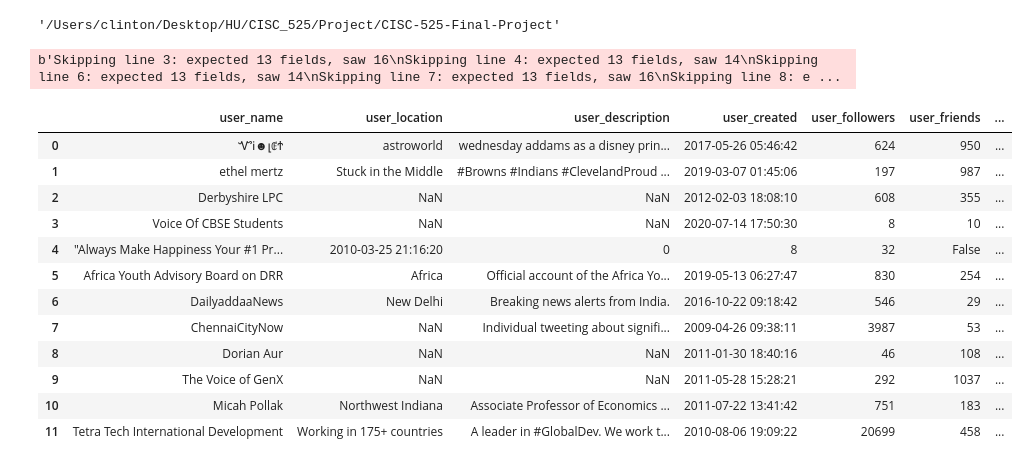
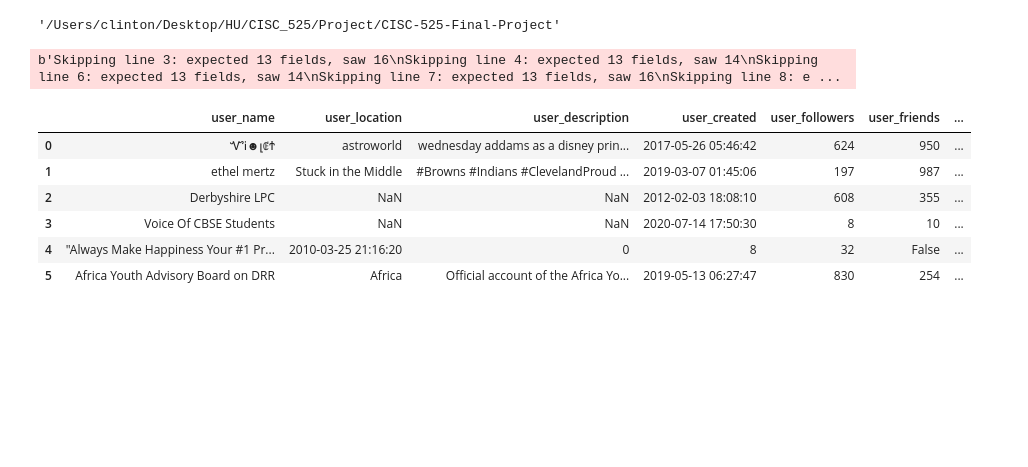
Before and after one commit to arnobchanda/CISC-525-Final-Project, a Jupyter notebook: sentiment-analysis_M2.ipynb, the cells around one changed output. Drawn from its saved outputs; the diff is of its cells as text; code cells hidden in the pictures; blank space fills up the shorter version.

```diff
--- a/sentiment-analysis_M2.ipynb
+++ b/sentiment-analysis_M2.ipynb
@@ -33,32 +33,26 @@ csv_files = glob.glob(os.path.join(path, "*.csv"))
 # %%
 # defining an empty list to store
 # content
 data_frame = pd.DataFrame()
 content = []
 
 # checking all the csv files in the
 # specified path
 for filename in csv_files:
 
     # reading content of csv file
     # content.append(filename)
     df = pd.read_csv(filename,error_bad_lines=False,quoting=csv.QUOTE_NONE)
     content.append(df)
 # converting content to data frame
 data_frame = pd.concat(content)
-data_frame.head(12)
+data_frame.head(6)
 # %% [output]
 b'Skipping line 3: expected 13 fields, saw 16\nSkipping line 4: expected 13 fields, saw 14\nSkipping line 6: expected 13 fields, saw 14\nSkipping line 7: expected 13 fields, saw 16\nSkipping line 8: e ...
 |  | user_name | user_location | user_description | user_created | user_followers | user_friends | ... |
 | 0 | ᏉᎥ☻լꂅϮ | astroworld | wednesday addams as a disney prin... | 2017-05-26 05:46:42 | 624 | 950 | ... |
 | 1 | ethel mertz | Stuck in the Middle | #Browns #Indians #ClevelandProud ... | 2019-03-07 01:45:06 | 197 | 987 | ... |
 | 2 | Derbyshire LPC | NaN | NaN | 2012-02-03 18:08:10 | 608 | 355 | ... |
 | 3 | Voice Of CBSE Students | NaN | NaN | 2020-07-14 17:50:30 | 8 | 10 | ... |
 | 4 | "Always Make Happiness Your #1 Pr... | 2010-03-25 21:16:20 | 0 | 8 | 32 | False | ... |
 | 5 | Africa Youth Advisory Board on DRR | Africa | Official account of the Africa Yo... | 2019-05-13 06:27:47 | 830 | 254 | ... |
-| 6 | DailyaddaaNews | New Delhi | Breaking news alerts from India. | 2016-10-22 09:18:42 | 546 | 29 | ... |
-| 7 | ChennaiCityNow | NaN | Individual tweeting about signifi... | 2009-04-26 09:38:11 | 3987 | 53 | ... |
-| 8 | Dorian Aur | NaN | NaN | 2011-01-30 18:40:16 | 46 | 108 | ... |
-| 9 | The Voice of GenX | NaN | NaN | 2011-05-28 15:28:21 | 292 | 1037 | ... |
-| 10 | Micah Pollak | Northwest Indiana | Associate Professor of Economics ... | 2011-07-22 13:41:42 | 751 | 183 | ... |
-| 11 | Tetra Tech International Development | Working in 175+ countries | A leader in #GlobalDev. We work t... | 2010-08-06 19:09:22 | 20699 | 458 | ... |
```
Also changed, not shown: parts of 14 cells of this notebook.
